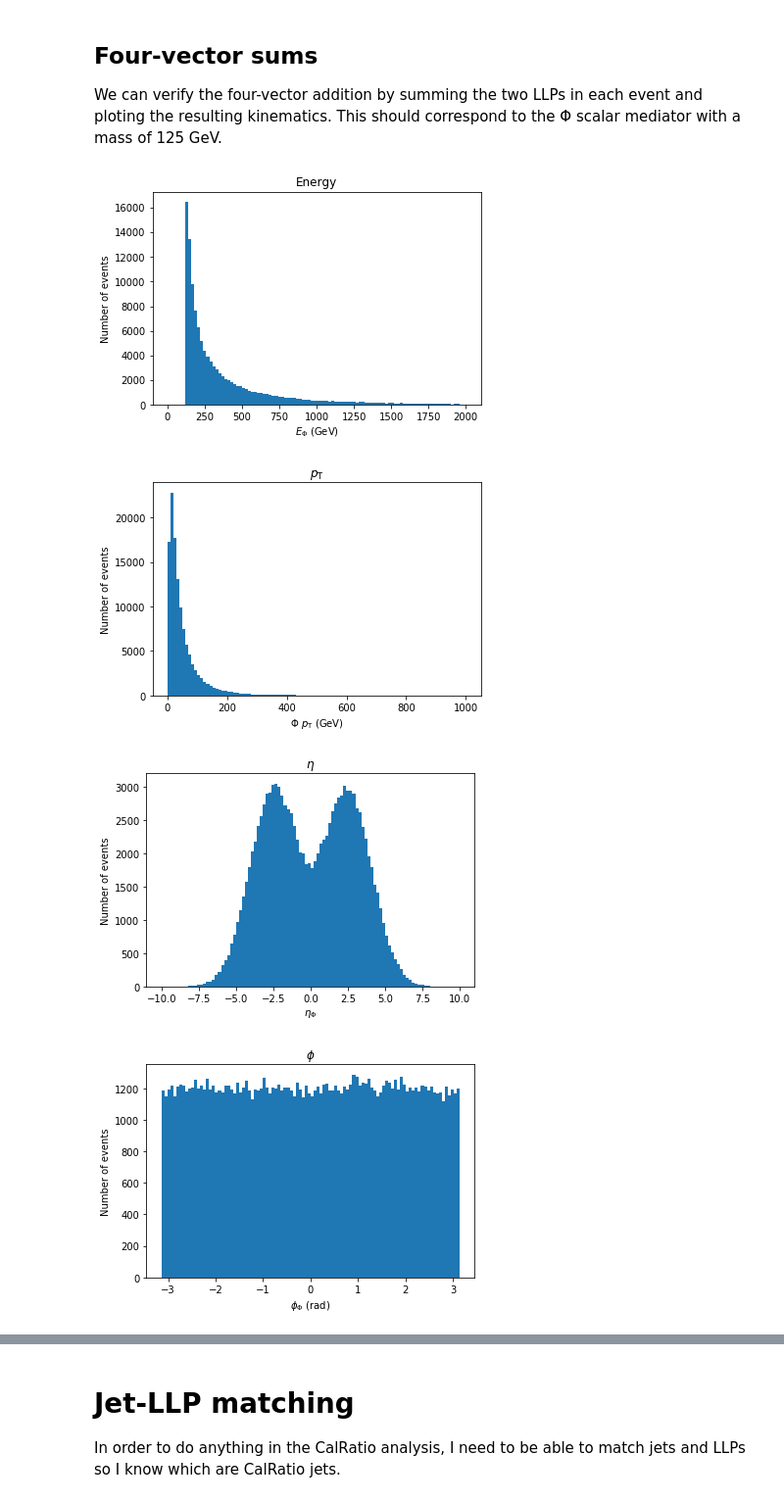
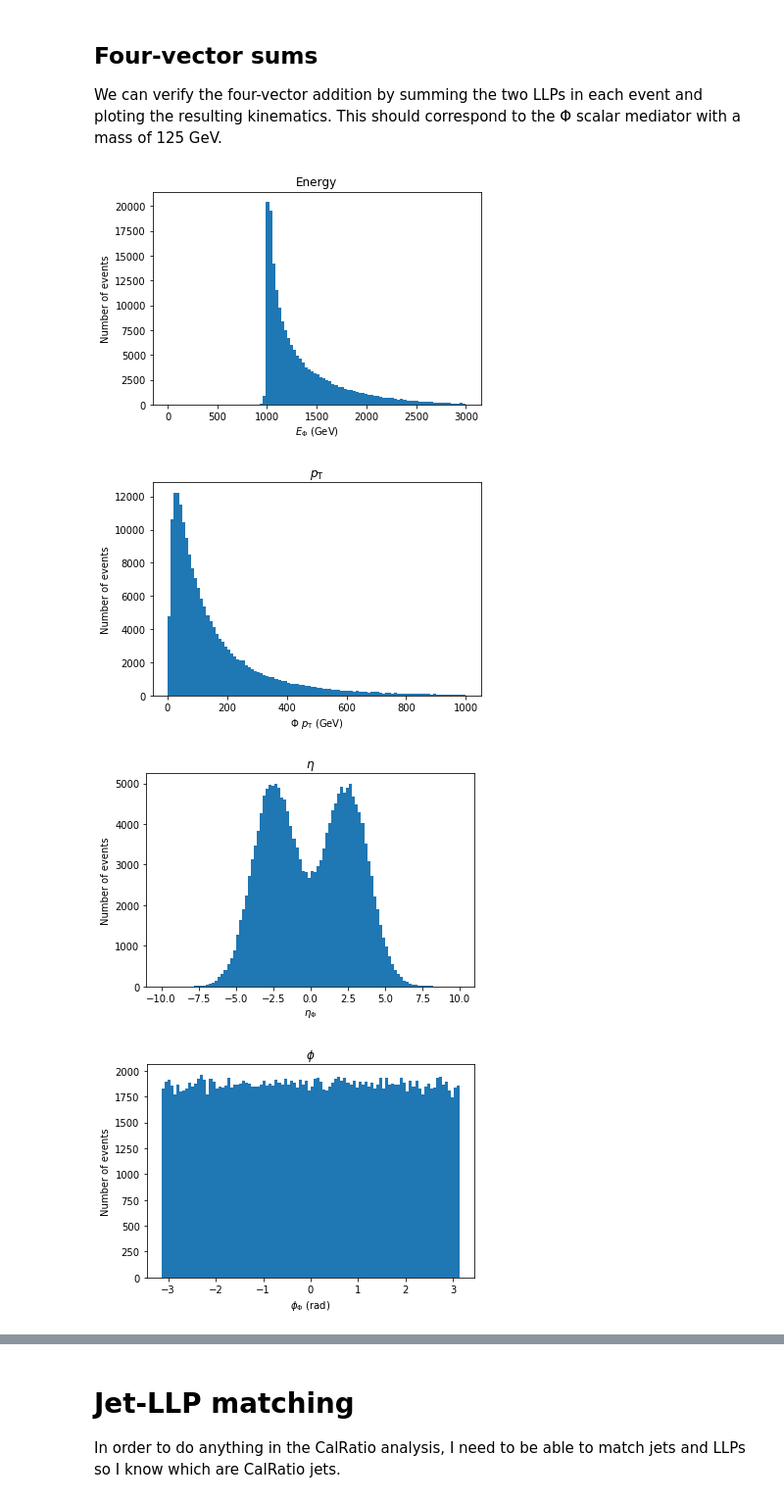
Before and after one commit to masonproffitt/BDTTrainingAnalysisLanguage, a Jupyter notebook: examples/p4_test.ipynb, the cells around one changed output, grey strips where cells are left out. Shown at 98% size. Drawn from its saved outputs; the diff is of its cells as text; code cells hidden in the pictures.

```diff
--- a/examples/p4_test.ipynb
+++ b/examples/p4_test.ipynb
@@ -7,7 +7,7 @@ In these examples, we get out the information from an ntuple needed to reconstru
 First, just print out all the TBranch names in the ROOT file, so we can see what we have to work with.
 # %%
 import uproot
-input_file = uproot.open('/LLPData/Outputs/CalRatio_ntuples2016dataAnalysis_paperVersion/signal_HSS_LLP_mH125_mS25_lt9m_ntuples2016dataAnalysis_paperVersion.root')
+input_file = uproot.open('/LLPData/Outputs/CalRatio_ntuples2016dataAnalysis_paperVersion/signal_HSS_LLP_mH1000_mS150_lt9m_ntuples2016dataAnalysis_addingMETinfo.root')
 base_awkward_array = input_file[input_file.keys()[0]].lazyarrays(namedecode='utf-8')
 for key in base_awkward_array:
     print(key)
@@ -348,37 +348,37 @@ We can verify the four-vector addition by summing the two LLPs in each event and
 # %%
 LLP_p4_sums = LLP_p4[:,0] + LLP_p4[:,1]
 # %%
-plt.hist(LLP_p4_sums.E() / 1000, 100, (0,2000))
+plt.hist(LLP_p4_sums.E() / 1000, 100, (0,3000))
 plt.title('Energy')
 plt.xlabel('$E_\\Phi$ (GeV)')
 plt.ylabel('Number of events')
 plt.show()
 
 plt.hist(LLP_p4_sums.pT() / 1000, 100, (0,1000))
 plt.title('$p_\\mathrm{T}$')
 plt.xlabel('$\\Phi$ $p_\\mathrm{T}$ (GeV)')
 plt.ylabel('Number of events')
 plt.show()
 
 plt.hist(LLP_p4_sums.eta(), 100, (-10,10))
 plt.title('$\eta$')
 plt.xlabel('$\\eta_\\Phi$')
 plt.ylabel('Number of events')
 plt.show()
 
 plt.hist(LLP_p4_sums.phi(), 100, (-pi,pi))
 plt.title('$\\phi$')
 plt.xlabel('$\\phi_\\Phi$ (rad)')
 plt.ylabel('Number of events')
 plt.show()
 
-plt.hist(LLP_p4_sums.m() / 1000, 100, (124,126))
+plt.hist(LLP_p4_sums.m() / 1000, 100, (0,2000))
 plt.title('Mass')
 plt.xlabel('$m_\\Phi$ (GeV)')
 plt.ylabel('Number of events')
 plt.show()
 # %% [output]
-[figure, old version]
+[figure, new version]
-[figure, old version]
+[figure, new version]
-[figure, old version]
+[figure, new version]
-[figure, old version]
+[figure, new version]
```
Also changed, not shown: parts of 31 cells of this notebook.
